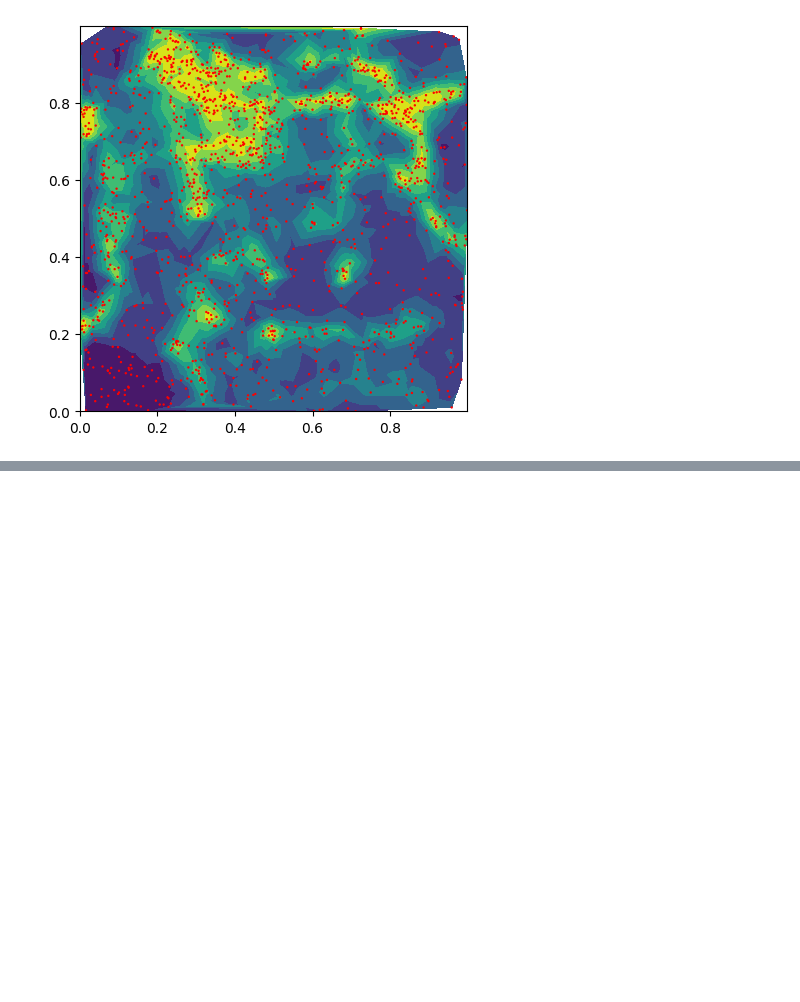
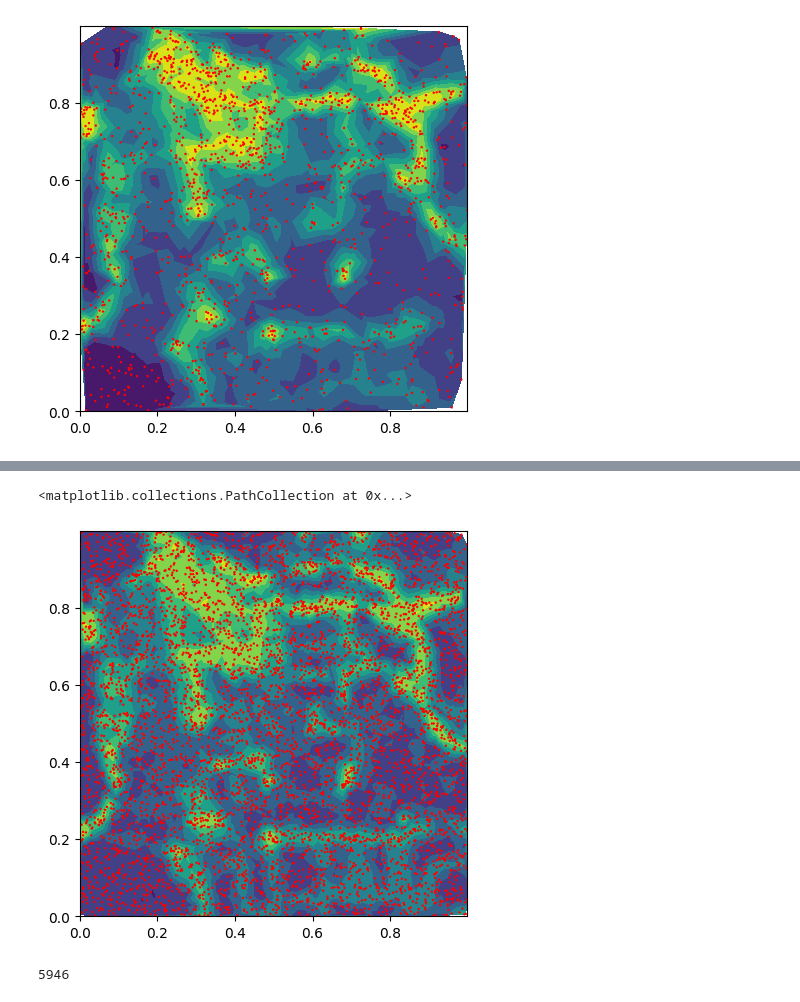
Before and after one commit to senecobis/PAI_tasks, a Jupyter notebook: task1_handout_d3d63876/model_selection.ipynb, the cells around one changed output, grey strips where cells are left out. Saved outputs shown, nothing was run; the diff lists cells and outputs as text; code cells hidden in the pictures; blank space fills up the shorter version.

```diff
--- a/task1_handout_d3d63876/model_selection.ipynb
+++ b/task1_handout_d3d63876/model_selection.ipynb
@@ -35,3 +32,27 @@ plt.tricontourf(train_features[:,0], train_features[:,1], train_GT)
 # %% [markdown]
 # Main
+# %%
+from collections import defaultdict
+from random import sample
+
+def sample_grid(X, Y, Z, rows=5, cols=5, max_points_per_cell = 100):
+    x_bound = [min(X),max(X)]
+    y_bound = [min(Y),max(Y)]
+
+    res_x = (x_bound[1]-x_bound[0])/cols
+    res_y = (y_bound[1]-y_bound[0])/rows
+    LUT_data = defaultdict(lambda: list())
+    for idx, z in enumerate(Z):
+        x = X[idx]
+        y = Y[idx]
+        col = x // res_x
+        row = y // res_y
+        LUT_data[(row, col)].append((x, y, z))
+
+    sampled_points = []
+    for r in range(rows):
+        for c in range(cols):
+            points = LUT_data[(r,c)]
+            sampled_points.extend(sample(points, k=min(max_points_per_cell, len(points))))
+    return np.array(sampled_points)
 # %%
@@ -83,0 +126,5 @@ plt.scatter(test_features[:,0], test_features[:,1], color='red', alpha=1, s=np.o
+# %%
+tot_points = 6000
+rows = 20
+cols = 20
+max_points_cell = tot_points // (rows*cols)
@@ -83,0 +142,17 @@ plt.scatter(test_features[:,0], test_features[:,1], color='red', alpha=1, s=np.o
+# %%
+train_lon = train_features[:,0]
+train_lat = train_features[:,1]
+sampled_points = sample_grid(train_lon, train_lat, train_GT, rows=rows, cols=cols, max_points_per_cell=max_points_cell)
+lon_sampled = sampled_points[:,0]
+lat_sampled = sampled_points[:,1]
+GT_sampled = sampled_points[:,2]
+fig = plt.figure(figsize=(5, 5))
+plt.tricontourf(lon_sampled, lat_sampled, GT_sampled)
+plt.scatter(lon_sampled, lat_sampled, color='red', alpha=1, s=np.ones_like(GT_sampled)*0.5)
+# %% [output]
+<matplotlib.collections.PathCollection at 0x...>
+[figure, added]
+# %%
+len(sampled_points)
+# %% [output]
+5946
```
Also changed, not shown: parts of 5 cells of this notebook, 1 other file.
